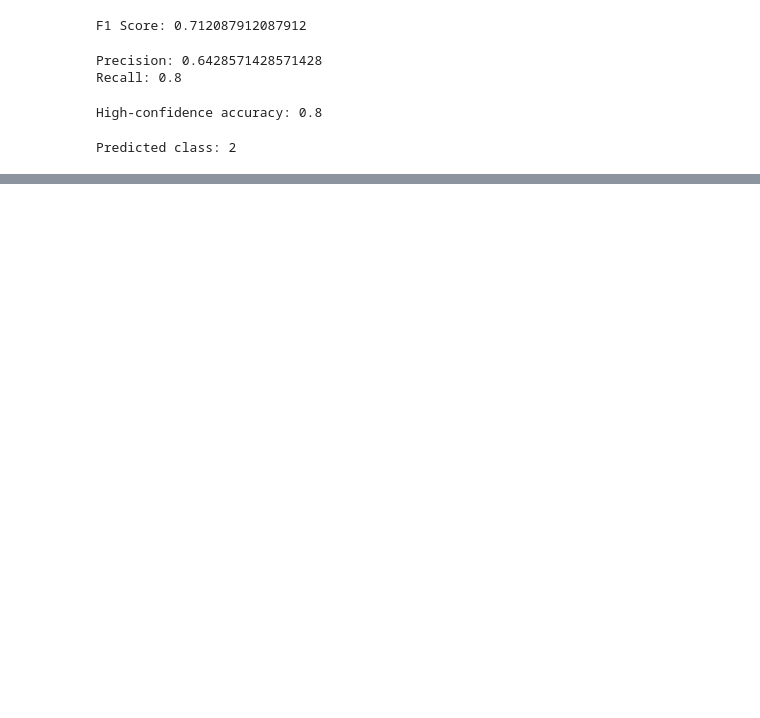
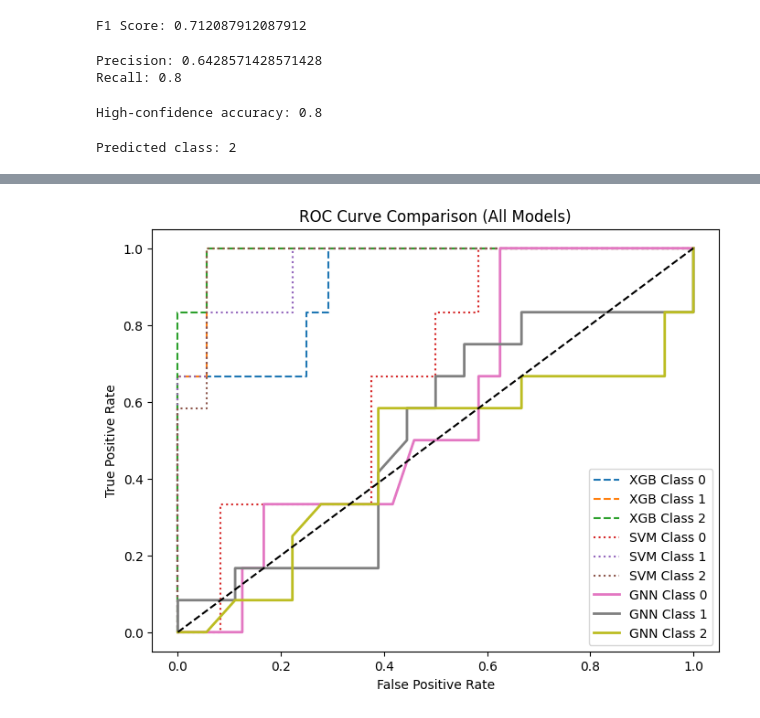
Before and after one commit to Vigna200/vmri, a Jupyter notebook: backend/vg.ipynb, the cells around one changed output, grey strips where cells are left out. Cells and saved outputs as stored; diff of their text form; code cells hidden in the pictures; blank space fills up the shorter version.

```diff
--- a/backend/vg.ipynb
+++ b/backend/vg.ipynb
@@ -335,0 +592,89 @@ plt.show()
+# %%
+import numpy as np
+import matplotlib.pyplot as plt
+import seaborn as sns
+from sklearn.metrics import roc_curve, auc
+from sklearn.preprocessing import label_binarize
+
+# -----------------------------
+# 1. ROC CURVES (ALL MODELS)
+# -----------------------------
+y_bin = label_binarize(y_test, classes=[0,1,2])
+
+plt.figure(figsize=(8,6))
+
+# XGBoost
+for i in range(3):
+    fpr, tpr, _ = roc_curve(y_bin[:, i], xgb_probs[:, i])
+    plt.plot(fpr, tpr, linestyle='--', label=f"XGB Class {i}")
+
+# SVM
+for i in range(3):
+    fpr, tpr, _ = roc_curve(y_bin[:, i], svm_probs[:, i])
+    plt.plot(fpr, tpr, linestyle=':', label=f"SVM Class {i}")
+
+# GNN
+for i in range(3):
+    fpr, tpr, _ = roc_curve(y_bin[:, i], gnn_probs[:, i])
+    plt.plot(fpr, tpr, linewidth=2, label=f"GNN Class {i}")
+
+plt.plot([0,1],[0,1],'k--')
+plt.title("ROC Curve Comparison (All Models)")
+plt.xlabel("False Positive Rate")
+plt.ylabel("True Positive Rate")
+plt.legend()
+plt.show()
+
+
+# -----------------------------
+# 2. ACCURACY LINE GRAPH (NOT BAR)
+# -----------------------------
+models = ["GNN", "XGBoost", "SVM"]
+accuracies = [acc_gnn, acc_xgb, acc_svm]
+
+plt.figure(figsize=(6,4))
+plt.plot(models, accuracies, marker='o', linewidth=2)
+
+# highlight GNN
+plt.scatter(models[0], accuracies[0], s=120)
+
+for i, v in enumerate(accuracies):
+    plt.text(i, v+0.005, f"{v:.2f}", ha='center')
+
+plt.title("Model Accuracy Comparison")
+plt.ylabel("Accuracy")
+plt.ylim(0.85, 1.0)
+plt.grid(True)
+plt.show()
+
+
+# -----------------------------
+# 3. ADJACENCY MATRICES (VISUAL IDEA)
+# -----------------------------
+
+# GNN (feature relationships)
+adj_gnn = np.corrcoef(X_train.T)
+
+# XGBoost (feature importance-based pseudo matrix)
+imp = xgb.feature_importances_
+adj_xgb = np.outer(imp, imp)
+
+# SVM (support vectors similarity)
+sv = svm.support_vectors_
+adj_svm = np.corrcoef(sv.T)
+
+fig, axs = plt.subplots(1,3, figsize=(15,4))
+
+sns.heatmap(adj_gnn, ax=axs[0], cmap="coolwarm")
+axs[0].set_title("GNN (Feature Relations)")
+
+sns.heatmap(adj_xgb, ax=axs[1], cmap="viridis")
+axs[1].set_title("XGBoost (Feature Importance)")
+
+sns.heatmap(adj_svm, ax=axs[2], cmap="magma")
+axs[2].set_title("SVM (Support Vector Relation)")
+
+plt.tight_layout()
+plt.show()
+# %% [output]
+[figure, added]
```
Also changed, not shown: parts of 18 cells of this notebook, 11 other files.
